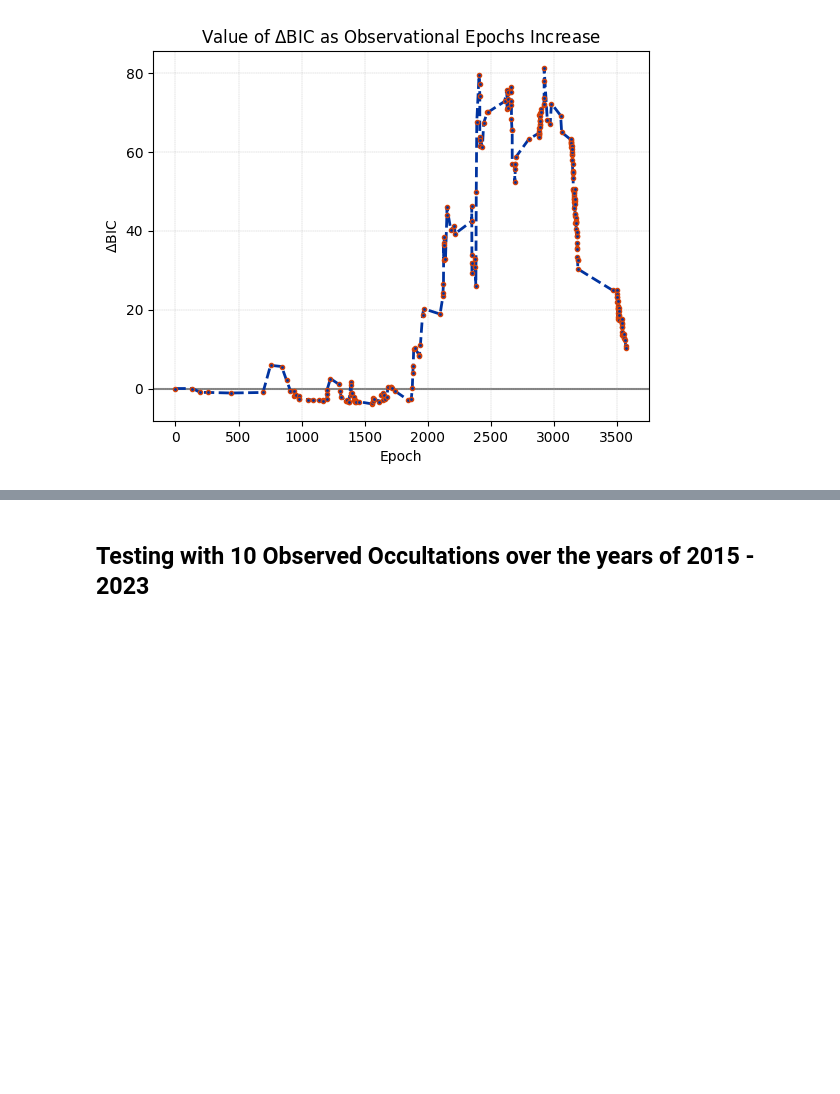
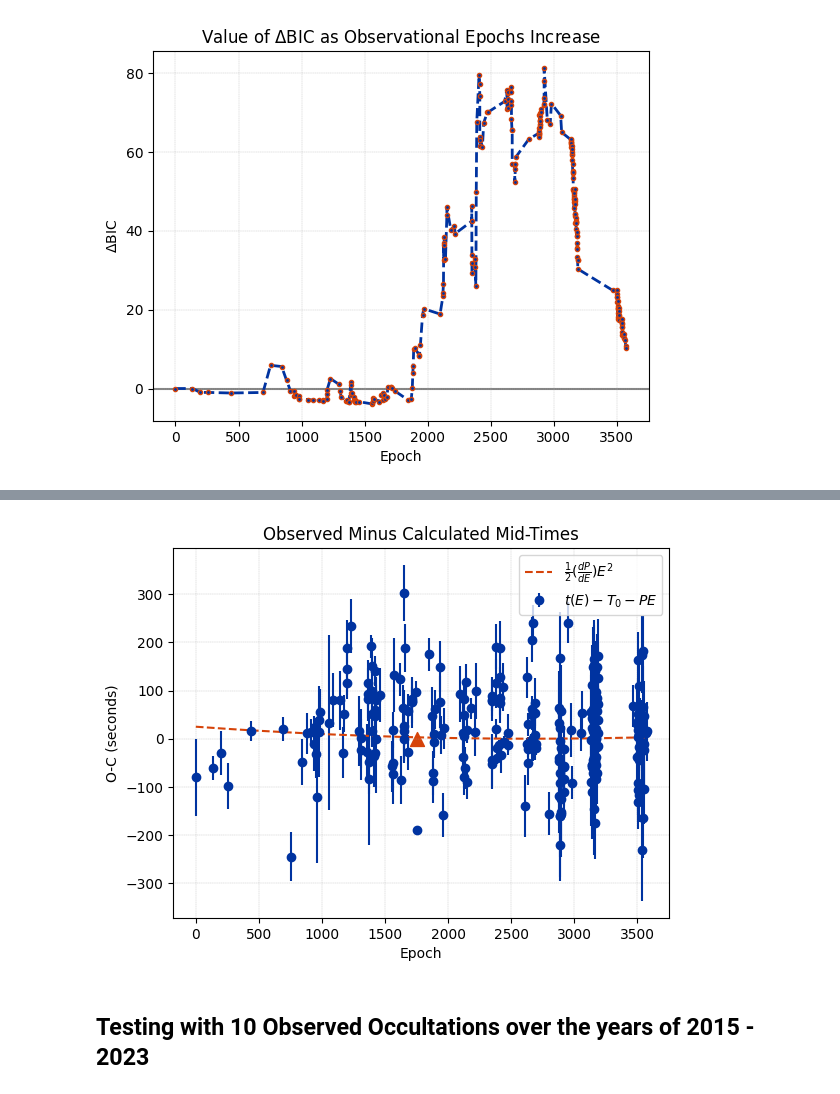
Before and after one commit to maliabarker/tres3-occultation, a Jupyter notebook: tres_5b.ipynb, the cells around one changed output, grey strips where cells are left out. Cells and saved outputs as stored; diff of their text form; code cells hidden in the pictures; blank space fills up the shorter version.

```diff
--- a/tres_5b.ipynb
+++ b/tres_5b.ipynb
@@ -202,3 +303,9 @@ ephemeris_obj2.plot_oc_plot()
+# %%
+lin_model = ephemeris_obj2.get_model_ephemeris("linear")
+plt.scatter([new_occ_epoch], [new_occ_time- lin_model["conjunction_time"] - (0.5*lin_model["period"]) - (lin_model["period"]*new_occ_epoch)], color="#D64309", marker="^", s=100)
+ephemeris_obj2.plot_oc_plot()
+# %% [output]
+[figure, added]
 # %% [markdown]
 ## Testing with 10 Observed Occultations over the years of 2015 - 2023
 # %% [markdown]
```
Also changed, not shown: parts of 17 cells of this notebook, 8 other files.
